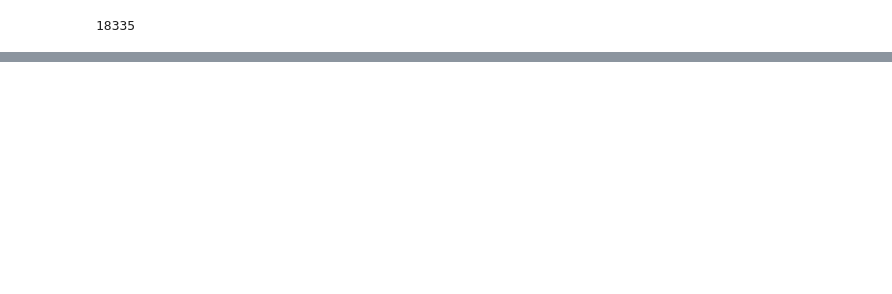
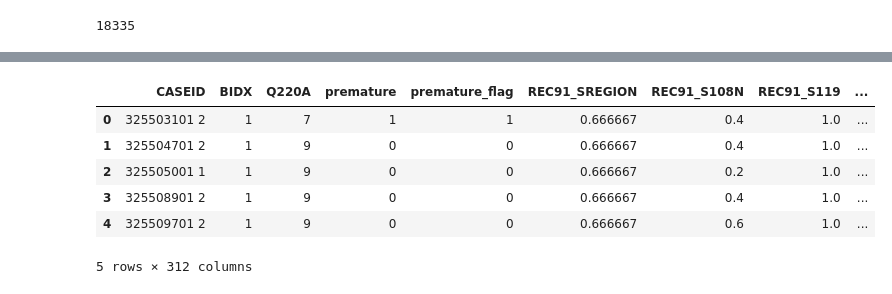
Before and after one commit to LinoMejiaDC/Machine-Leaarning-premature-births, a Jupyter notebook: Premature_model/notebooks/05_Modeling.ipynb, the cells around one changed output, grey strips where cells are left out. Saved outputs shown, nothing was run; the diff lists cells and outputs as text; code cells hidden in the pictures; blank space fills up the shorter version.

```diff
--- a/Premature_model/notebooks/05_Modeling.ipynb
+++ b/Premature_model/notebooks/05_Modeling.ipynb
@@ -377,0 +421,5 @@ data_train.CASEID.nunique()
+# %%
+# keep all columns where name contains any of the patterns
+pattern = '|'.join([f'^{x}' for x in RANK_Modulo1633_REC41_2024_fil_v2])  # start-with pattern
+Modulo1633_REC41_2024_fil_clear_v2_filter = Modulo1633_REC41_2024_fil_clear_v2.filter(regex=pattern, axis=1)
+Modulo1633_REC41_2024_fil_clear_v2_filter.info(verbose = True)
@@ -378,6 +444,6 @@ data_train.CASEID.nunique()
 # %%
-data_train = data_train.merge(Modulo1633_REC41_2024_fil_clear_v2.rename(
-    columns={col: f"REC41_{col}" if col not in ["CASEID"] else col for col in Modulo1633_REC41_2024_fil_clear_v2.columns}),
+data_train = data_train.merge(Modulo1633_REC41_2024_fil_clear_v2_filter.rename(
+    columns={col: f"REC41_{col}" if col not in ["CASEID"] else col for col in Modulo1633_REC41_2024_fil_clear_v2_filter.columns}),
                                  on='CASEID',
                                  how='left')
 data_train.CASEID.nunique()
@@ -406,6 +472,19 @@ memory usage: 24.8+ MB
 # %%
-data_train = data_train.merge(Modulo1633_REC41_2024_fil_v2_filter.rename(
-    columns={col: f"REC41_{col}" if col not in ["CASEID"] else col for col in Modulo1633_REC41_2024_fil_v2_filter.columns}),
+# Modulo1633_REC94_2024_fil_clear_v2.drop(['Q220A',
+#                                          'BIDX',
+#                                          'IDX94_x',
+#                                          'IDX94_y',
+#                                          'premature_flag_x',
+#                                          'premature_flag_y',
+#                                          'BIDX_x_1','BIDX_x_2','BIDX_x_3','BIDX_x_4','BIDX_x_5','',''])
+
+# keep all columns where name contains any of the patterns
+pattern = '|'.join([f'^{x}' for x in RANK_Modulo1633_REC94_2024_fil_clear_v2])  # start-with pattern
+Modulo1633_REC94_2024_fil_clear_v2_filter = Modulo1633_REC94_2024_fil_clear_v2.filter(regex=pattern, axis=1)
+Modulo1633_REC94_2024_fil_clear_v2_filter.info(verbose = True)
+
+data_train = data_train.merge(Modulo1633_REC94_2024_fil_clear_v2_filter.rename(
+    columns={col: f"REC94_{col}" if col not in ["CASEID"] else col for col in Modulo1633_REC94_2024_fil_clear_v2_filter.columns}),
                                  on='CASEID',
                                  how='left')
 data_train.CASEID.nunique()
@@ -411,0 +550,10 @@ data_train.CASEID.nunique()
+# %%
+data_train.head()
+# %% [output]
+|  | CASEID | BIDX | Q220A | premature | premature_flag | REC91_SREGION | REC91_S108N | REC91_S119 | ... |
+| 0 | 325503101 2 | 1 | 7 | 1 | 1 | 0.666667 | 0.4 | 1.0 | ... |
+| 1 | 325504701 2 | 1 | 9 | 0 | 0 | 0.666667 | 0.4 | 1.0 | ... |
+| 2 | 325505001 1 | 1 | 9 | 0 | 0 | 0.666667 | 0.2 | 1.0 | ... |
+| 3 | 325508901 2 | 1 | 9 | 0 | 0 | 0.666667 | 0.4 | 1.0 | ... |
+| 4 | 325509701 2 | 1 | 9 | 0 | 0 | 0.666667 | 0.6 | 1.0 | ... |
+5 rows × 312 columns
```
Also changed, not shown: parts of 31 cells of this notebook, 3 other files.
